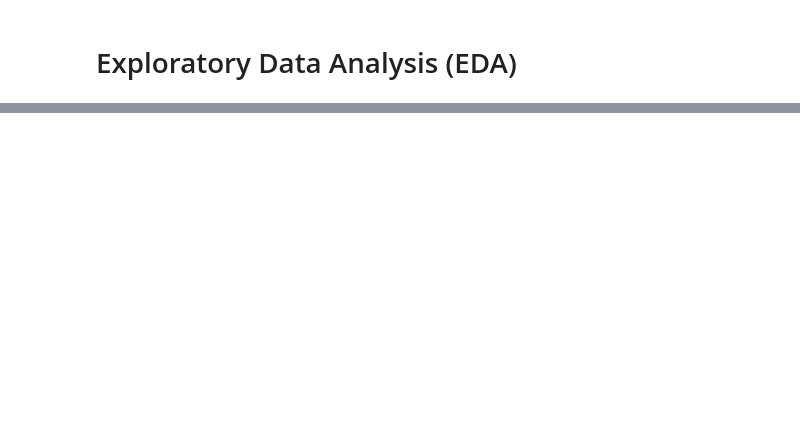
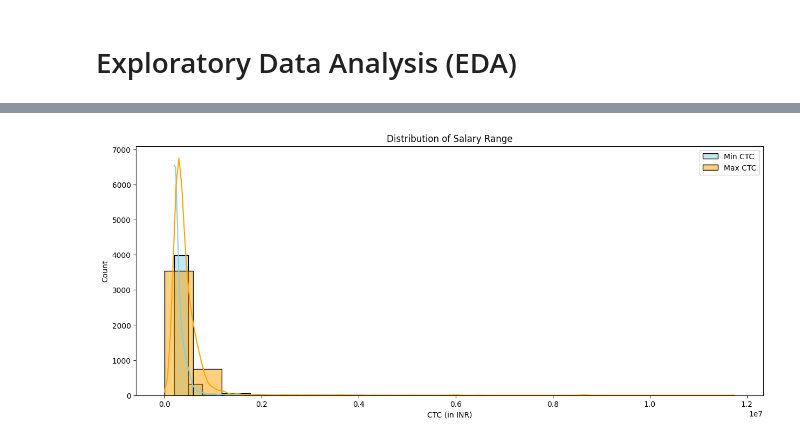
Before and after one commit to 254Bit/DataScienceSalaryAnalysis, a Jupyter notebook: Job Opportunities Dataset/Jobs Opportunities.ipynb, the cells around one changed output, grey strips where cells are left out. Saved outputs shown, nothing was run; the diff lists cells and outputs as text; code cells hidden in the pictures; blank space fills up the shorter version.

```diff
--- a/Job Opportunities Dataset/Jobs Opportunities.ipynb
+++ b/Job Opportunities Dataset/Jobs Opportunities.ipynb
@@ -133,0 +147,12 @@ import seaborn as sns
+# %%
+# Distribution of Salary Range
+plt.figure(figsize=(15, 6))
+sns.histplot(data=df, x='min_ctc', bins=20, kde=True, color='skyblue', label='Min CTC')
+sns.histplot(data=df, x='max_ctc', bins=20, kde=True, color='orange', label='Max CTC')
+plt.title('Distribution of Salary Range')
+plt.xlabel('CTC (in INR)')
+plt.ylabel('Count')
+plt.legend()
+plt.show()
+# %% [output]
+[figure, added]
```
Also changed, not shown: parts of 4 cells of this notebook.
